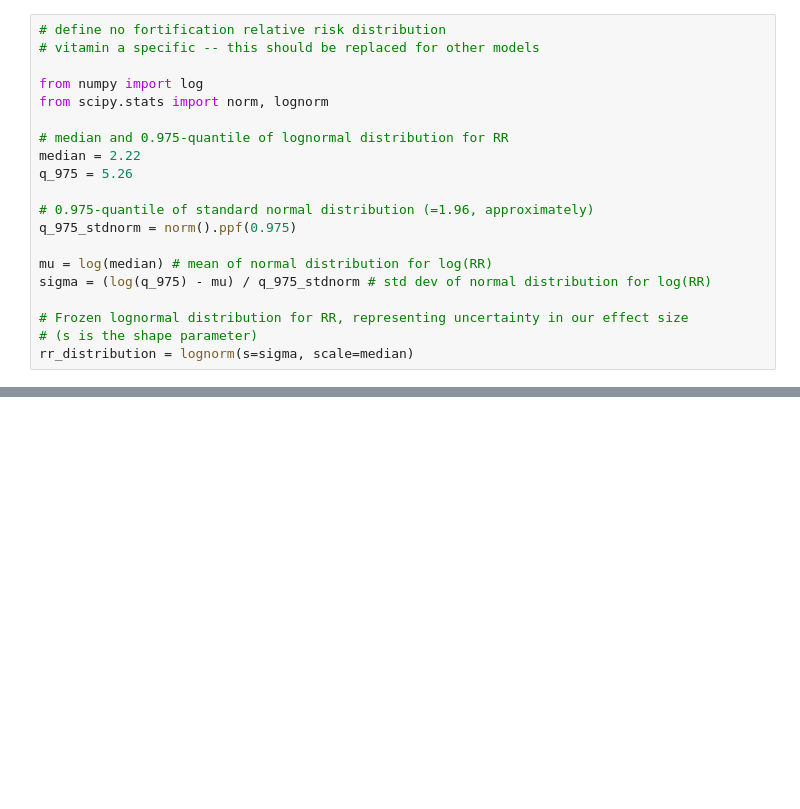
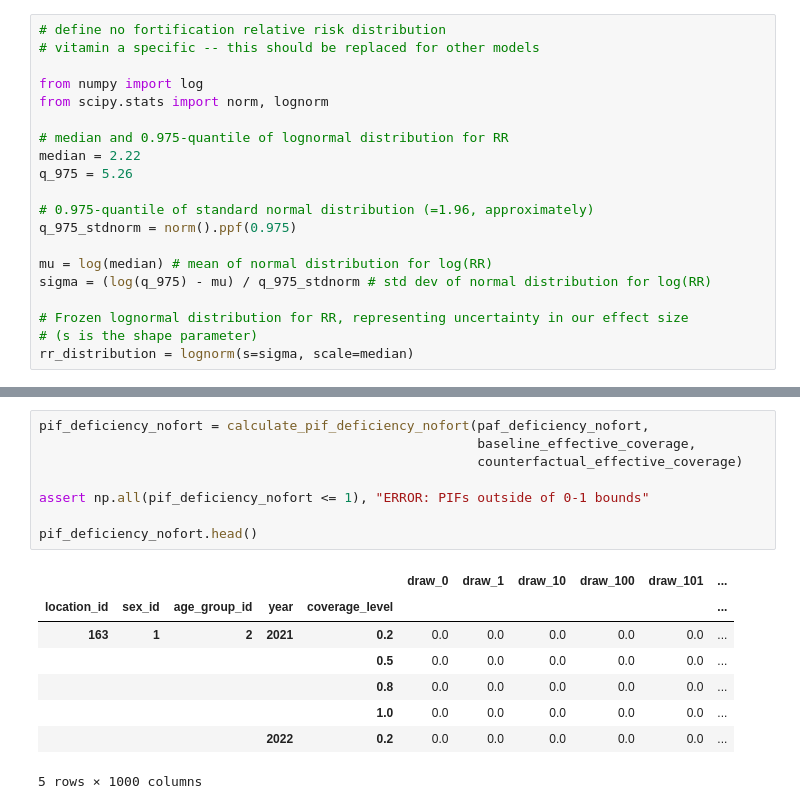
Before and after one commit to ihmeuw/vivarium_data_analysis, a Jupyter notebook: pre_processing/lsff_project/multiplication_models/dichotomous_models/vitamin_a_multiplicative_model.ipynb, the cells around one changed output, grey strips where cells are left out. Saved outputs shown, nothing was run; the diff lists cells and outputs as text; blank space fills up the shorter version.

```diff
--- a/pre_processing/lsff_project/multiplication_models/dichotomous_models/vitamin_a_multiplicative_model.ipynb
+++ b/pre_processing/lsff_project/multiplication_models/dichotomous_models/vitamin_a_multiplicative_model.ipynb
@@ -705,0 +145,17 @@ plt.xticks([2021,2022,2023,2024,2025])
+# %%
+pif_deficiency_nofort = calculate_pif_deficiency_nofort(paf_deficiency_nofort,
+                                                        baseline_effective_coverage,
+                                                        counterfactual_effective_coverage)
+
+assert np.all(pif_deficiency_nofort <= 1), "ERROR: PIFs outside of 0-1 bounds"
+
+pif_deficiency_nofort.head()
+# %% [output]
+|  |  |  |  |  | draw_0 | draw_1 | draw_10 | draw_100 | draw_101 | ... |
+| location_id | sex_id | age_group_id | year | coverage_level |  |  |  |  |  | ... |
+| 163 | 1 | 2 | 2021 | 0.2 | 0.0 | 0.0 | 0.0 | 0.0 | 0.0 | ... |
+|  |  |  |  | 0.5 | 0.0 | 0.0 | 0.0 | 0.0 | 0.0 | ... |
+|  |  |  |  | 0.8 | 0.0 | 0.0 | 0.0 | 0.0 | 0.0 | ... |
+|  |  |  |  | 1.0 | 0.0 | 0.0 | 0.0 | 0.0 | 0.0 | ... |
+|  |  |  | 2022 | 0.2 | 0.0 | 0.0 | 0.0 | 0.0 | 0.0 | ... |
+5 rows × 1000 columns
```
Also changed, not shown: parts of 44 cells of this notebook, 2 other files.
